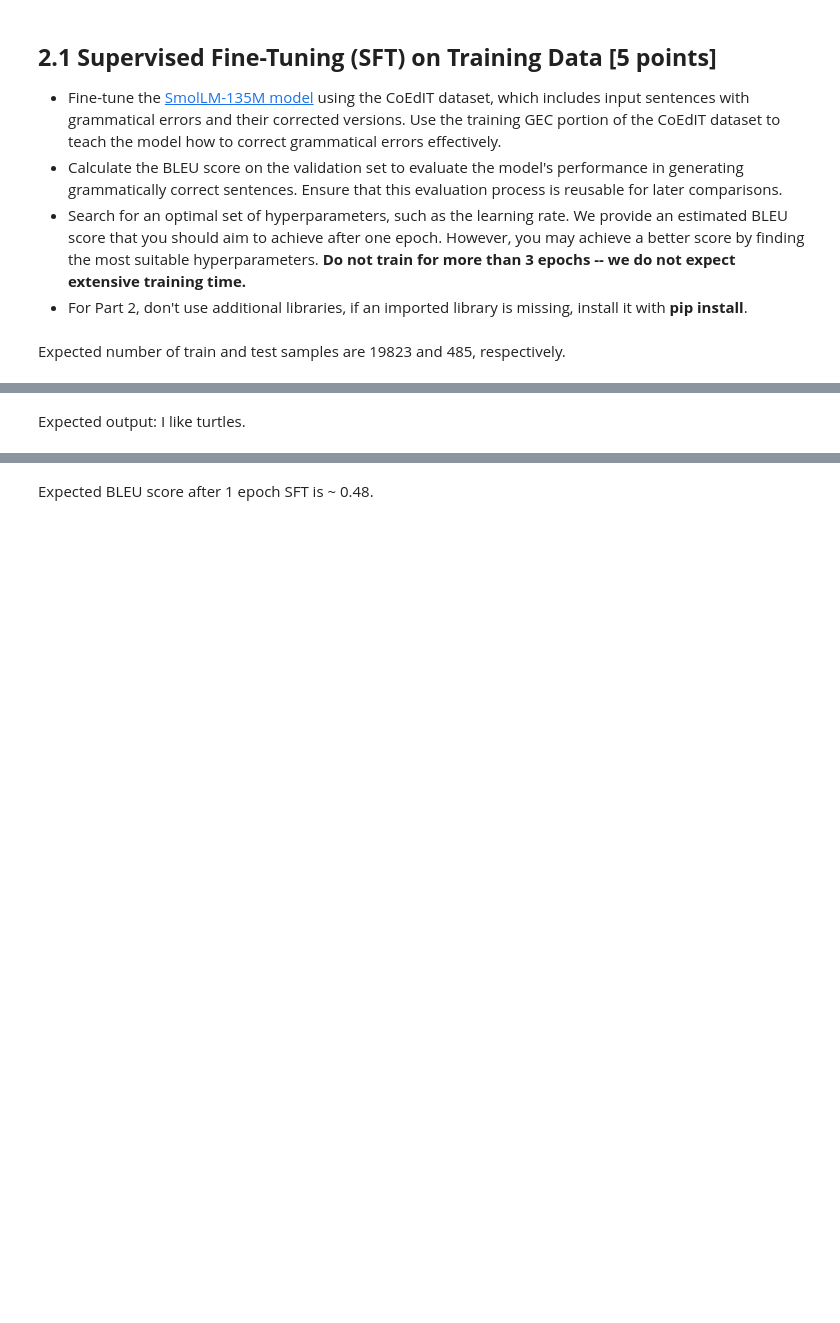
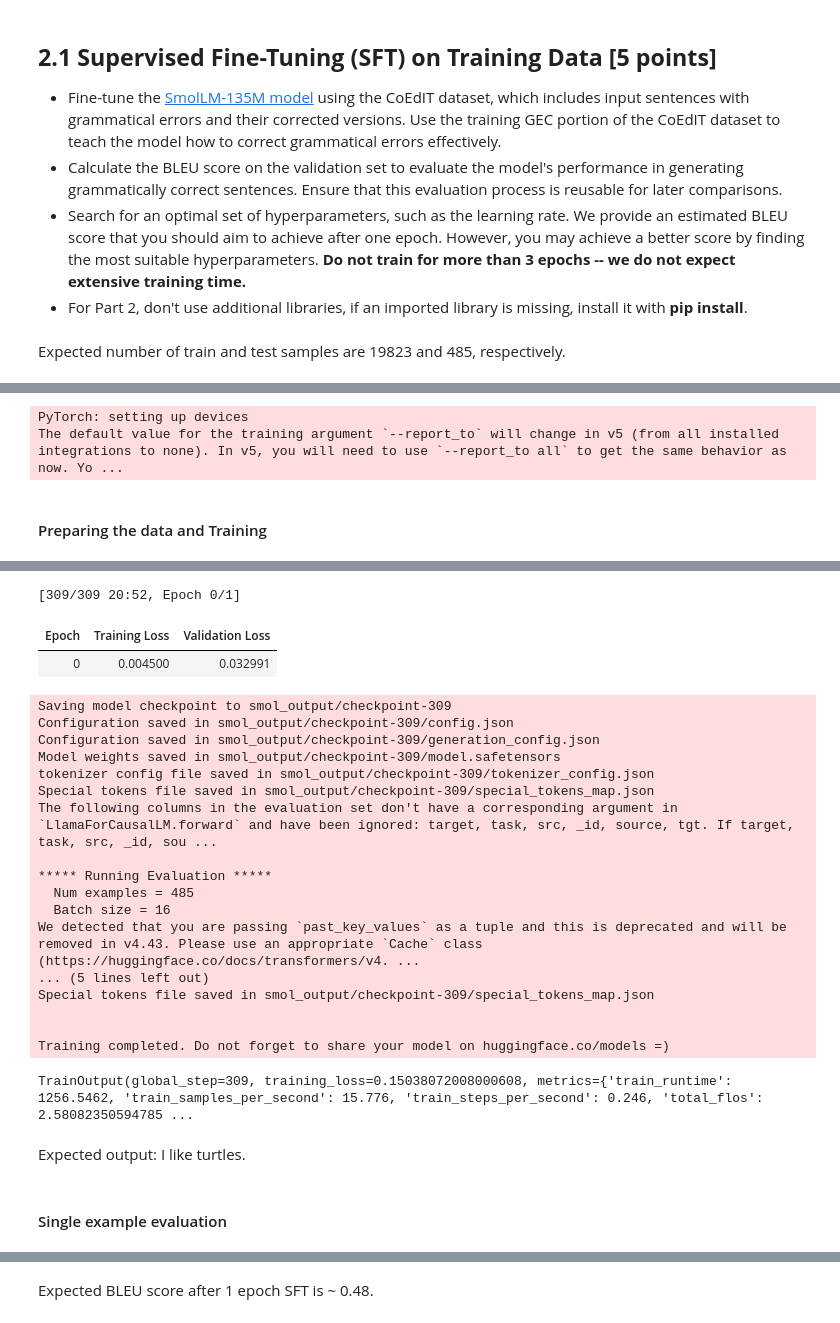
Before and after one commit to parzival1l/Cohere-C4AI-Challenge, a Jupyter notebook: Nanda_Kumar_C4AIScholarsChallenge.ipynb, the cells around one changed output, grey strips where cells are left out. Drawn from its saved outputs; the diff is of its cells as text; code cells hidden in the pictures; blank space fills up the shorter version.

```diff
--- a/Nanda_Kumar_C4AIScholarsChallenge.ipynb
+++ b/Nanda_Kumar_C4AIScholarsChallenge.ipynb
@@ -325,5 +389,8 @@ full_train_ds = load_dataset("grammarly/coedit", split="train")
 full_test_ds = load_dataset("grammarly/coedit", split="validation")
 # %%
 # TODO: Filter examples, keeping only GEC task
+
+full_train_ds = full_train_ds.filter(lambda example: example['task'] == 'gec')
+full_test_ds = full_test_ds.filter(lambda example: example['task'] == 'gec')
 # %% [markdown]
 Expected number of train and test samples are 19823 and 485, respectively.
@@ -342,0 +434,32 @@ from trl import SFTConfig, SFTTrainer
+# %%
+# TRL - Transformer Reinforcement Learning -- https://huggingface.co/docs/trl/en/index
+from trl import SFTConfig, SFTTrainer
+
+# TODO: Run SFT
+sft_config = SFTConfig(
+    output_dir="smol_output",
+    bf16=True,
+    max_seq_length=2048,
+    do_eval=False,
+    evaluation_strategy="epoch",
+    gradient_accumulation_steps=4,
+    gradient_checkpointing=True,
+    num_train_epochs=1,
+    seed=42,
+    save_strategy="epoch",
+    lr_scheduler_type="cosine",
+    max_steps=-1,
+    weight_decay=0.1,
+    per_device_eval_batch_size=16,
+    per_device_train_batch_size=16,
+    learning_rate=3e-03,          # Increased learning rate according to the launch blog which suggested this and also from the sft recipes.
+    logging_dir="smol_logs",
+    log_level="debug",
+    logging_steps=100,
+    packing=True,  # Important for preprocessed datasets according to the SFTTrainer page
+)
+# %% [output]
+PyTorch: setting up devices
+The default value for the training argument `--report_to` will change in v5 (from all installed integrations to none). In v5, you will need to use `--report_to all` to get the same behavior as now. Yo ...
+# %% [markdown]
+#### Preparing the data and Training
@@ -342,0 +516,14 @@ from trl import SFTConfig, SFTTrainer
+# %%
+from transformers import DefaultDataCollator
+data_collator = DefaultDataCollator()
+
+trainer = SFTTrainer(
+    model=model,
+    train_dataset=full_train_ds,
+    eval_dataset=full_test_ds,
+    args=sft_config,
+    data_collator=data_collator,
+)
+
+trainer.train()
+# %% [output]
@@ -343,3 +548,24 @@ from trl import SFTConfig, SFTTrainer
+[309/309 20:52, Epoch 0/1]
+| Epoch | Training Loss | Validation Loss |
+| 0 | 0.004500 | 0.032991 |
+Saving model checkpoint to smol_output/checkpoint-309
+Configuration saved in smol_output/checkpoint-309/config.json
+Configuration saved in smol_output/checkpoint-309/generation_config.json
+Model weights saved in smol_output/checkpoint-309/model.safetensors
+tokenizer config file saved in smol_output/checkpoint-309/tokenizer_config.json
+Special tokens file saved in smol_output/checkpoint-309/special_tokens_map.json
+The following columns in the evaluation set don't have a corresponding argument in `LlamaForCausalLM.forward` and have been ignored: target, task, src, _id, source, tgt. If target, task, src, _id, sou ...
+
+***** Running Evaluation *****
+  Num examples = 485
+  Batch size = 16
+We detected that you are passing `past_key_values` as a tuple and this is deprecated and will be removed in v4.43. Please use an appropriate `Cache` class (https://huggingface.co/docs/transformers/v4. ...
+... (5 lines left out)
+Special tokens file saved in smol_output/checkpoint-309/special_tokens_map.json
+
+
+Training completed. Do not forget to share your model on huggingface.co/models =)
+TrainOutput(global_step=309, training_loss=0.15038072008000608, metrics={'train_runtime': 1256.5462, 'train_samples_per_second': 15.776, 'train_steps_per_second': 0.246, 'total_flos': 2.58082350594785 ...
 # %%
 # Quick test if your model works properly
 def format_text(text: str) -> str:
@@ -369,0 +583,2 @@ def evaluate_model(model, tokenizer, ds):
+# %% [markdown]
+#### Single example evaluation
```
Also changed, not shown: parts of 40 cells of this notebook.
